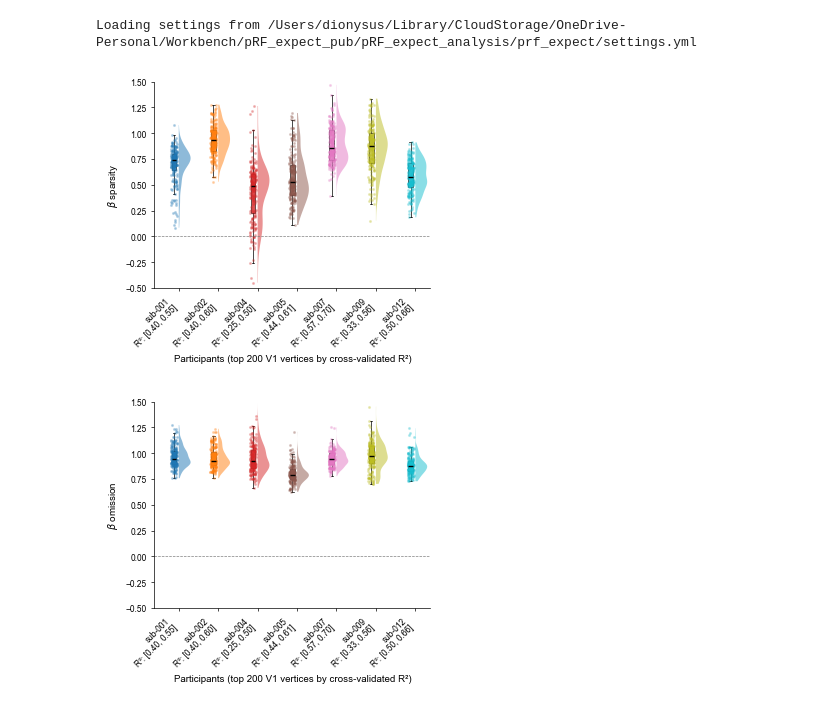
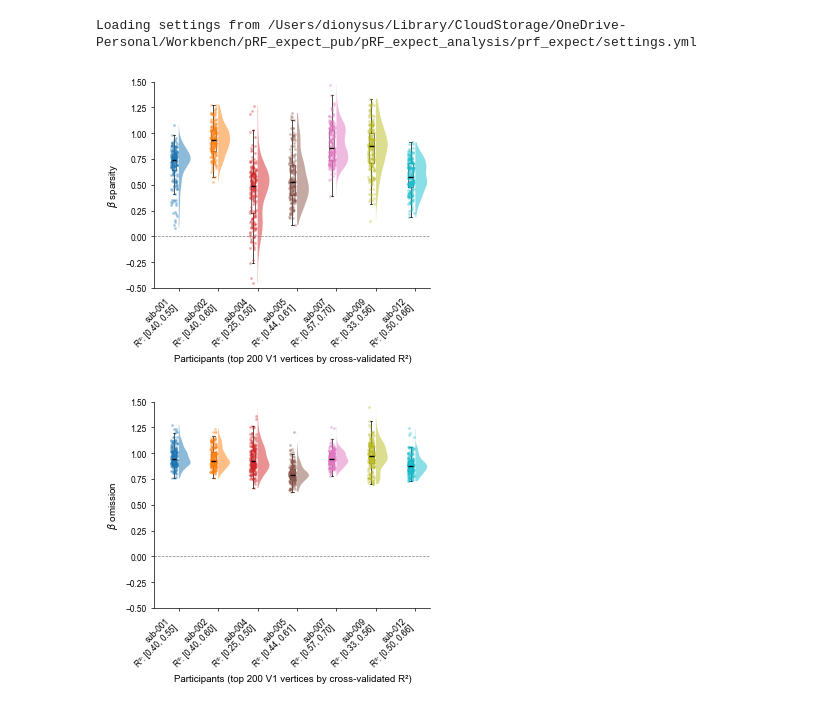
Before and after one commit to c14h19no2/pRF_expect_pub, a Jupyter notebook: pRF_expect_analysis/prf_expect/analysis/out-of-sample/viz_v1_hq-vertex_betas_TRMI_crossvalidation.ipynb, the cells around one changed output. Saved outputs shown, nothing was run; the diff lists cells and outputs as text; code cells hidden in the pictures.

```diff
--- a/pRF_expect_analysis/prf_expect/analysis/out-of-sample/viz_v1_hq-vertex_betas_TRMI_crossvalidation.ipynb
+++ b/pRF_expect_analysis/prf_expect/analysis/out-of-sample/viz_v1_hq-vertex_betas_TRMI_crossvalidation.ipynb
@@ -103,9 +105,11 @@ beta_omits[np.isinf(beta_omits)] = 0
 beta_spars = np.array(beta_spars)
 beta_spars[np.isnan(beta_spars)] = 0
 beta_spars[np.isinf(beta_spars)] = 0
+# %%
+roi = "V1"
 # %%
-roi_verts = cx.get_roi_verts('fsaverage', ('V1',))
-roi_indices = roi_verts["V1"]
+roi_verts = cx.get_roi_verts('fsaverage', (roi,))
+roi_indices = roi_verts[roi]
 nr_best_voxels = 200
 # %%
 # plot the distribution of surprise ratios for all subjects in one figure
@@ -126,9 +130,9 @@ for i, (sub, sr) in enumerate(zip(subjects, beta_spars)):
     rsq_sub[np.isinf(rsq_sub)] = 0
     rsq_all_subs.append(rsq_sub)
 
-    # top voxels: V1 mask then highest R²
-    rsq_v1 = rsq_sub[roi_indices]
-    best_idx_local = np.argsort(rsq_v1)[::-1][:nr_best_voxels]
+    # top voxels: roi mask then highest R²
+    rsq_roi = rsq_sub[roi_indices]
+    best_idx_local = np.argsort(rsq_roi)[::-1][:nr_best_voxels]
     best_voxel_indices = roi_indices[best_idx_local]
     valid = sr[best_voxel_indices]
     # valid = valid[(~np.isnan(valid)) & (rsq_sub[best_voxel_indices] >= 0.1)]
@@ -146,41 +150,41 @@ for i, (sub, sr) in enumerate(zip(subjects, beta_spars)):
 
     # Box plot (narrow, left side)
     bp = ax.boxplot(valid, positions=[pos - 0.12], widths=0.12,
-                    patch_artist=True, showfliers=False,
+                    patch_artist=False, showfliers=False,
                     medianprops=dict(color='k', linewidth=1),
                     whiskerprops=dict(linewidth=0.5),
                     capprops=dict(linewidth=0.5),
-                    boxprops=dict(facecolor=sub_colors[i], edgecolor='k',
-                                linewidth=0.5, alpha=0.8))
+                    boxprops=dict(color='k',
+                                linewidth=0.5))
 
     # Jittered strip plot (left side)
     jitter = np.random.default_rng(42).uniform(-0.08, 0.08, size=len(valid))
     ax.scatter(pos - 0.12 + jitter, valid, s=1.5, color=sub_colors[i],
             alpha=0.25, zorder=2, rasterized=True)
 
 # Build x-tick labels with R² range
 xlabels = []
 for i, sub in enumerate(subjects):
     rsq = rsq_all_subs[i]
     rsq = rsq[roi_indices][np.argsort(rsq[roi_indices])[::-1][:nr_best_voxels]]
     xlabels.append(f"{sub}\nR²: [{rsq.min():.2f}, {rsq.max():.2f}]")
 
 ax.set_ylim(-0.5, 1.5)
 ax.set_xticks(positions)
 ax.set_xticklabels(xlabels, rotation=xticks_rotation, ha='right')
 ax.set_ylabel('$\\beta$ sparsity')
-ax.set_xlabel('Participants (top 200 V1 vertices by cross-validated R²)')
+ax.set_xlabel(f'Participants (top 200 {roi} vertices by cross-validated R²)')
 ax.axhline(0, color='gray', ls='--', lw=0.5)
 # ax.set_title('Distribution of TRMI across subjects', fontweight='bold')
 
 ax.spines['top'].set_visible(False)
 ax.spines['right'].set_visible(False)
 
 fig.tight_layout()
 plt.show()
-fig.savefig(figure_result_dir / f"group_analysis-{surprise_analysis_type}_space-fsaverage_desc-prf_viz_v1_hq-vertex_beta_sparsity-crossvalidatedrsq.pdf", dpi=600, bbox_inches='tight')
+fig.savefig(figure_result_dir / f"group_analysis-{surprise_analysis_type}_space-fsaverage_desc-prf_viz_{roi}_hq-vertex_beta_sparsity-crossvalidatedrsq.png", dpi=600, bbox_inches='tight')
 # %% [output]
-[figure, old version]
+[figure, new version]
 # %%
 # plot the distribution of surprise ratios for all subjects in one figure
 fig, ax = plt.subplots(figsize=cm_to_inch(9, 8))
```
Also changed, not shown: parts of 3 cells of this notebook, 14 other files.
